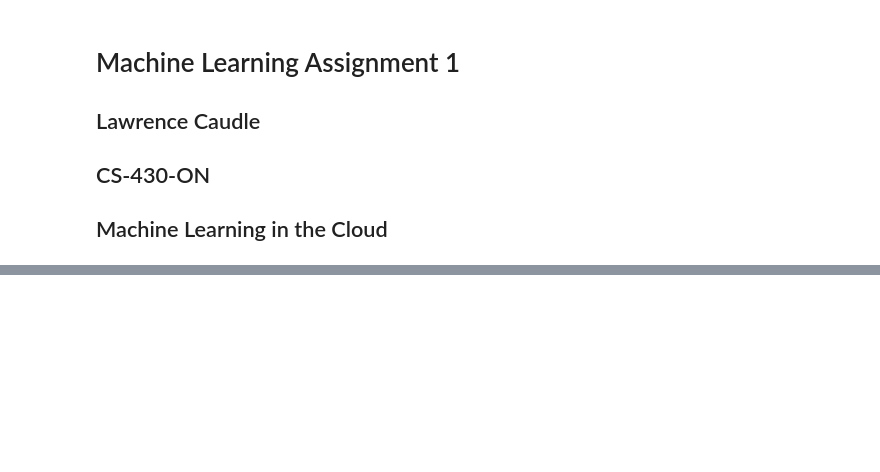
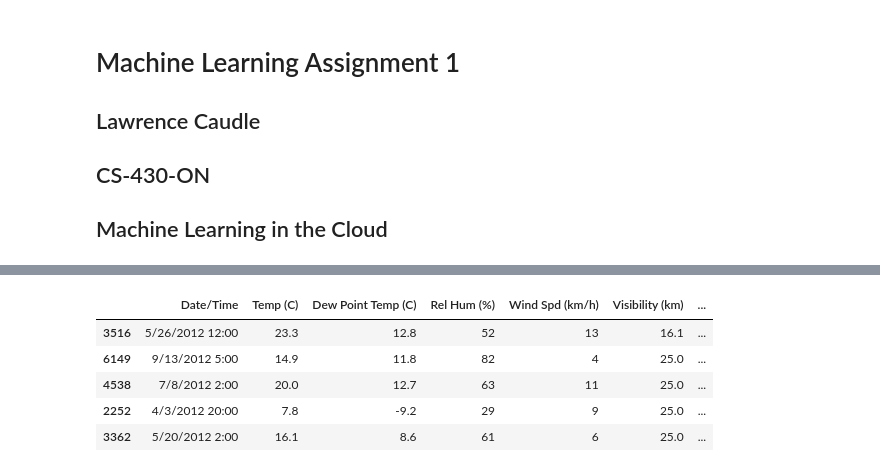
Before and after one commit to ltc870/MLA1_LTC, a Jupyter notebook: MLA1_LTC.ipynb, the cells around one changed output, grey strips where cells are left out. Cells and saved outputs as stored; diff of their text form; code cells hidden in the pictures; blank space fills up the shorter version.

```diff
--- a/MLA1_LTC.ipynb
+++ b/MLA1_LTC.ipynb
@@ -18,0 +61,10 @@ Drive already mounted at /content/gdrive/; to attempt to forcibly remount, call
+# %%
+# sample of 5 random rows
+df.sample(5)
+# %% [output]
+|  | Date/Time | Temp (C) | Dew Point Temp (C) | Rel Hum (%) | Wind Spd (km/h) | Visibility (km) | ... |
+| 3516 | 5/26/2012 12:00 | 23.3 | 12.8 | 52 | 13 | 16.1 | ... |
+| 6149 | 9/13/2012 5:00 | 14.9 | 11.8 | 82 | 4 | 25.0 | ... |
+| 4538 | 7/8/2012 2:00 | 20.0 | 12.7 | 63 | 11 | 25.0 | ... |
+| 2252 | 4/3/2012 20:00 | 7.8 | -9.2 | 29 | 9 | 25.0 | ... |
+| 3362 | 5/20/2012 2:00 | 16.1 | 8.6 | 61 | 6 | 25.0 | ... |
```
Also changed, not shown: parts of 6 cells of this notebook.
